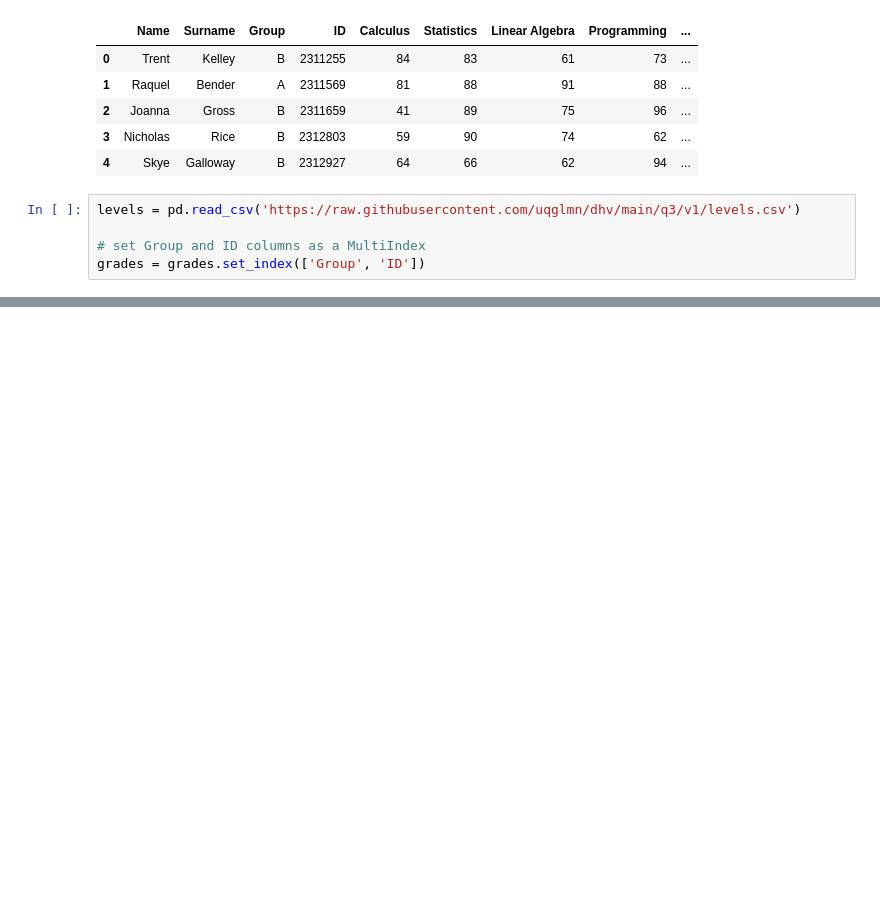
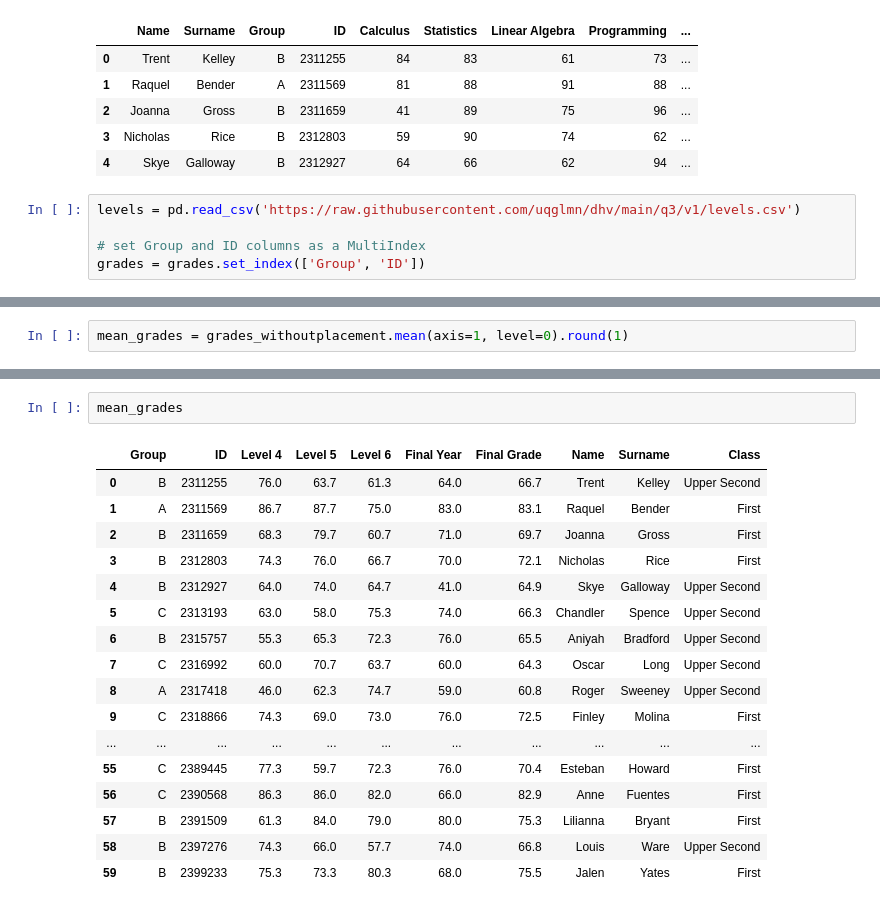
Before and after one commit to cukang98/QTStudio, a Jupyter notebook: Untitled1.ipynb, the cells around one changed output, grey strips where cells are left out. Saved outputs shown, nothing was run; the diff lists cells and outputs as text; blank space fills up the shorter version.

```diff
--- a/Untitled1.ipynb
+++ b/Untitled1.ipynb
@@ -85,0 +127,2 @@ grades.head()
+# %%
+mean_grades = grades_withoutplacement.mean(axis=1, level=0).round(1)
@@ -85,0 +160,20 @@ grades.head()
+# %%
+mean_grades
+# %% [output]
+|  | Group | ID | Level 4 | Level 5 | Level 6 | Final Year | Final Grade | Name | Surname | Class |
+| 0 | B | 2311255 | 76.0 | 63.7 | 61.3 | 64.0 | 66.7 | Trent | Kelley | Upper Second |
+| 1 | A | 2311569 | 86.7 | 87.7 | 75.0 | 83.0 | 83.1 | Raquel | Bender | First |
+| 2 | B | 2311659 | 68.3 | 79.7 | 60.7 | 71.0 | 69.7 | Joanna | Gross | First |
+| 3 | B | 2312803 | 74.3 | 76.0 | 66.7 | 70.0 | 72.1 | Nicholas | Rice | First |
+| 4 | B | 2312927 | 64.0 | 74.0 | 64.7 | 41.0 | 64.9 | Skye | Galloway | Upper Second |
+| 5 | C | 2313193 | 63.0 | 58.0 | 75.3 | 74.0 | 66.3 | Chandler | Spence | Upper Second |
+| 6 | B | 2315757 | 55.3 | 65.3 | 72.3 | 76.0 | 65.5 | Aniyah | Bradford | Upper Second |
+| 7 | C | 2316992 | 60.0 | 70.7 | 63.7 | 60.0 | 64.3 | Oscar | Long | Upper Second |
+| 8 | A | 2317418 | 46.0 | 62.3 | 74.7 | 59.0 | 60.8 | Roger | Sweeney | Upper Second |
+| 9 | C | 2318866 | 74.3 | 69.0 | 73.0 | 76.0 | 72.5 | Finley | Molina | First |
+| ... | ... | ... | ... | ... | ... | ... | ... | ... | ... | ... |
+| 55 | C | 2389445 | 77.3 | 59.7 | 72.3 | 76.0 | 70.4 | Esteban | Howard | First |
+| 56 | C | 2390568 | 86.3 | 86.0 | 82.0 | 66.0 | 82.9 | Anne | Fuentes | First |
+| 57 | B | 2391509 | 61.3 | 84.0 | 79.0 | 80.0 | 75.3 | Lilianna | Bryant | First |
+| 58 | B | 2397276 | 74.3 | 66.0 | 57.7 | 74.0 | 66.8 | Louis | Ware | Upper Second |
+| 59 | B | 2399233 | 75.3 | 73.3 | 80.3 | 68.0 | 75.5 | Jalen | Yates | First |
```
Also changed, not shown: parts of 18 cells of this notebook.
